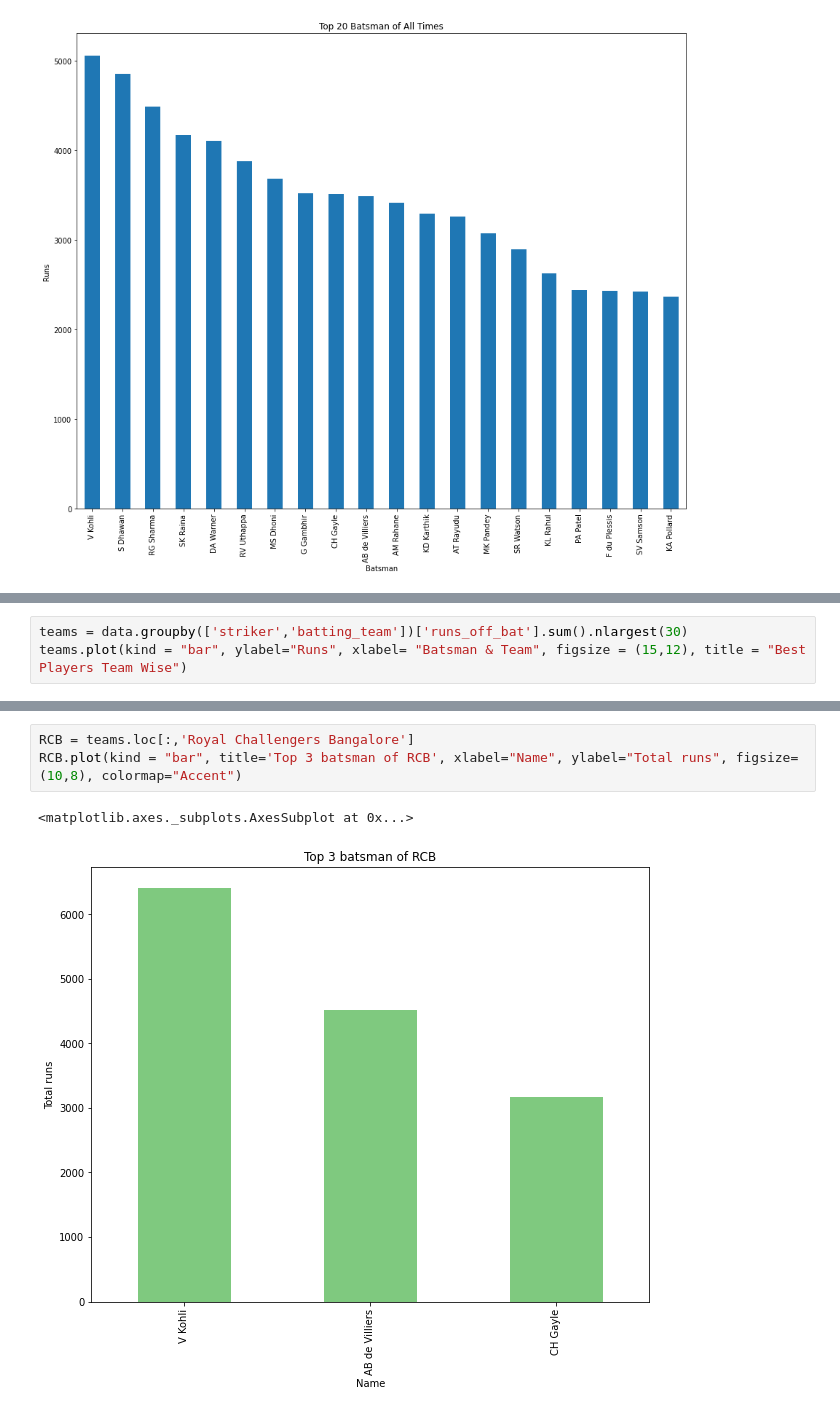
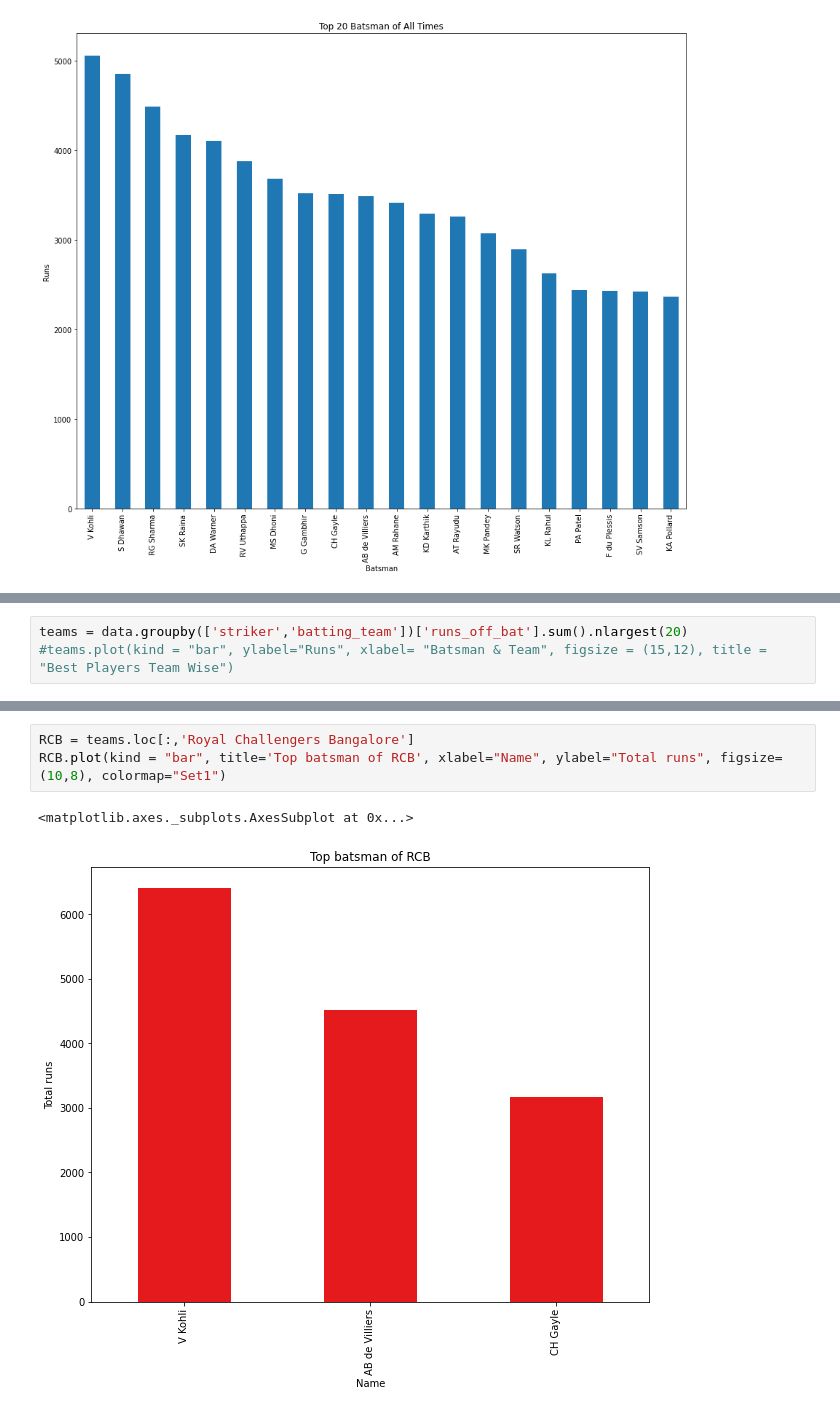
Before and after one commit to arnavkundalia/Sports-Feed, a Jupyter notebook: ML_Project.ipynb, the cells around one changed output, grey strips where cells are left out. Cells and saved outputs as stored; diff of their text form.

```diff
--- a/ML_Project.ipynb
+++ b/ML_Project.ipynb
@@ -136,3 +152,3 @@ batsman.plot(kind= "bar", ylabel="Runs", xlabel= "Batsman", figsize = (15,12), t
 # %%
-teams = data.groupby(['striker','batting_team'])['runs_off_bat'].sum().nlargest(30)
-teams.plot(kind = "bar", ylabel="Runs", xlabel= "Batsman & Team", figsize = (15,12), title = "Best Players Team Wise")
+teams = data.groupby(['striker','batting_team'])['runs_off_bat'].sum().nlargest(20)
+#teams.plot(kind = "bar", ylabel="Runs", xlabel= "Batsman & Team", figsize = (15,12), title = "Best Players Team Wise")
@@ -142,6 +155,6 @@ teams.plot(kind = "bar", ylabel="Runs", xlabel= "Batsman & Team", figsize = (15,
 # %%
 RCB = teams.loc[:,'Royal Challengers Bangalore']
-RCB.plot(kind = "bar", title='Top 3 batsman of RCB', xlabel="Name", ylabel="Total runs", figsize=(10,8), colormap="Accent")
+RCB.plot(kind = "bar", title='Top batsman of RCB', xlabel="Name", ylabel="Total runs", figsize=(10,8), colormap="Set1")
 # %% [output]
 <matplotlib.axes._subplots.AxesSubplot at 0x...>
-[figure, old version]
+[figure, new version]
```
Also changed, not shown: parts of 12 cells of this notebook.
